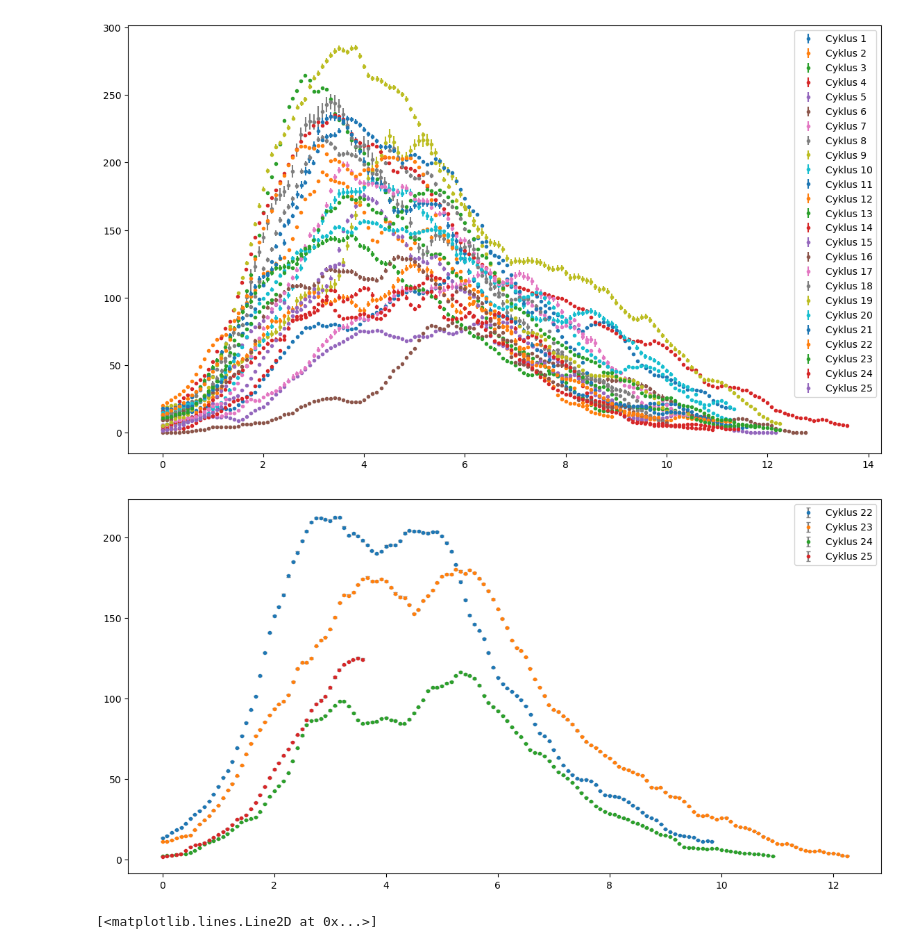
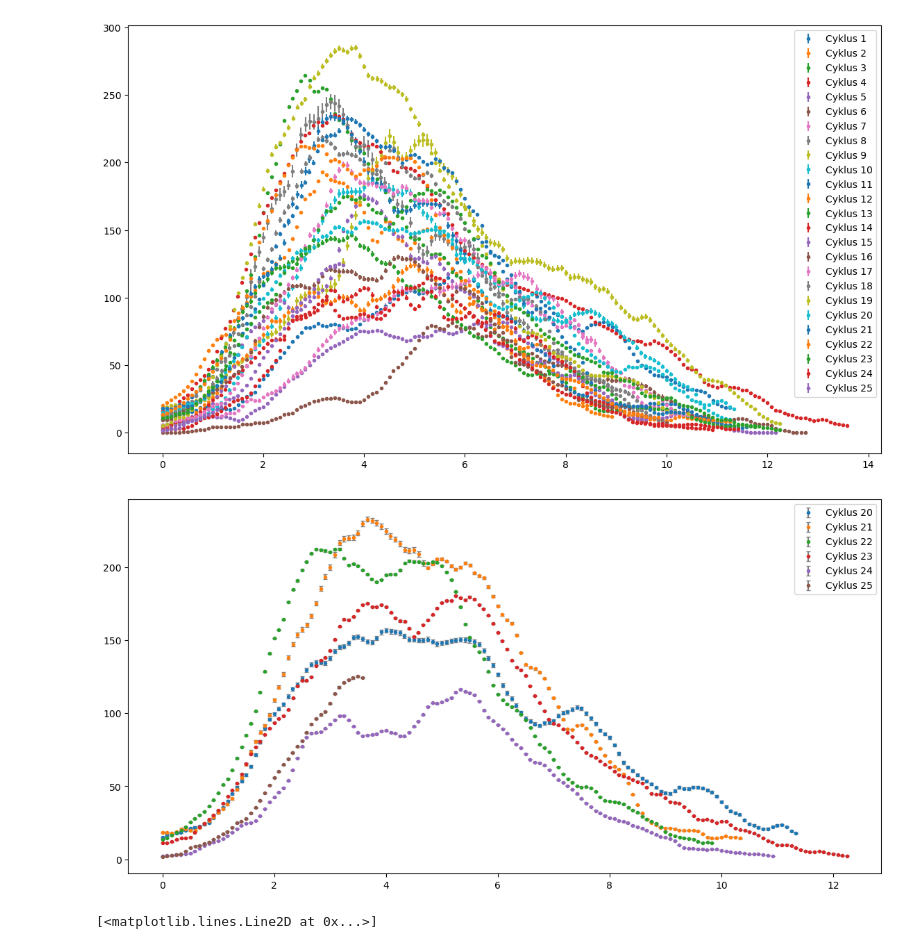
Before and after one commit to Focus9752/Solpletter_projekt, a Jupyter notebook: Scuffed stuff/Cykler.ipynb, the cells around one changed output. Drawn from its saved outputs; the diff is of its cells as text; code cells hidden in the pictures.

```diff
--- a/Scuffed stuff/Cykler.ipynb
+++ b/Scuffed stuff/Cykler.ipynb
@@ -57,13 +57,13 @@ plt.legend()
 # %%
 def plot(cyklus_start, cyklus_slut):
     plt.figure(figsize=[14,7])
     for i in np.arange(cyklus_start, cyklus_slut+1):
         plt.errorbar(Cykler[i-1][0]-Cykler[i-1][0][0],Cykler[i-1][1], fmt='.', yerr=Cykler[i-1][2],label=f'Cyklus {i}', capsize=2, ecolor='grey')
     plt.legend()
 
-plot(22,25)
+plot(20,25)
 # %% [output]
-[figure, old version]
+[figure, new version]
 # %%
 def funktion(x, mu1, mu2, sigma1, sigma2, s1, s2):
     return s1/(sigma1*np.sqrt(2*np.pi))*np.exp(-((x-mu1)**2/(2*sigma1**2))) + s2/(sigma2*np.sqrt(2*np.pi))*np.exp(-((x-mu2)**2/(2*sigma2**2)))
```
